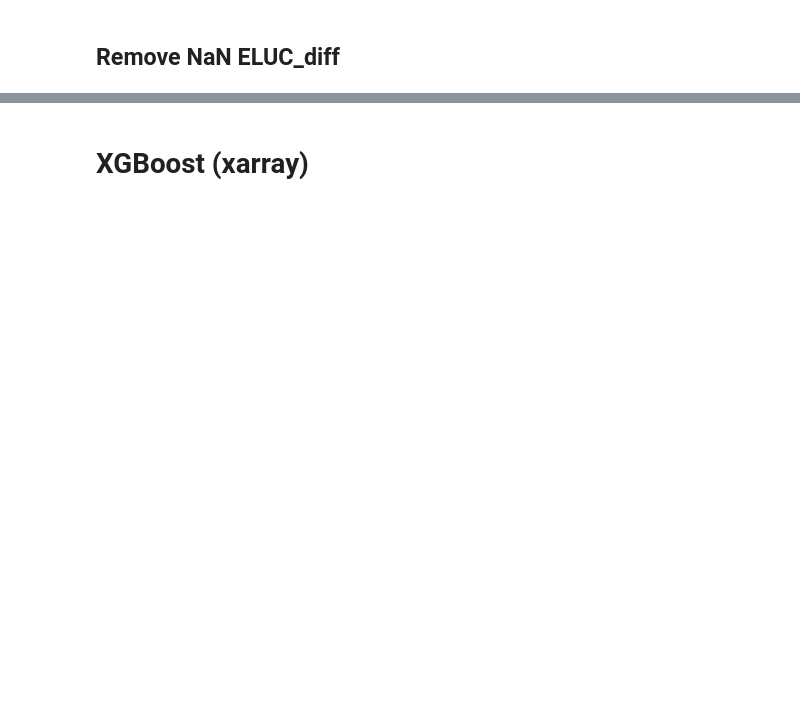
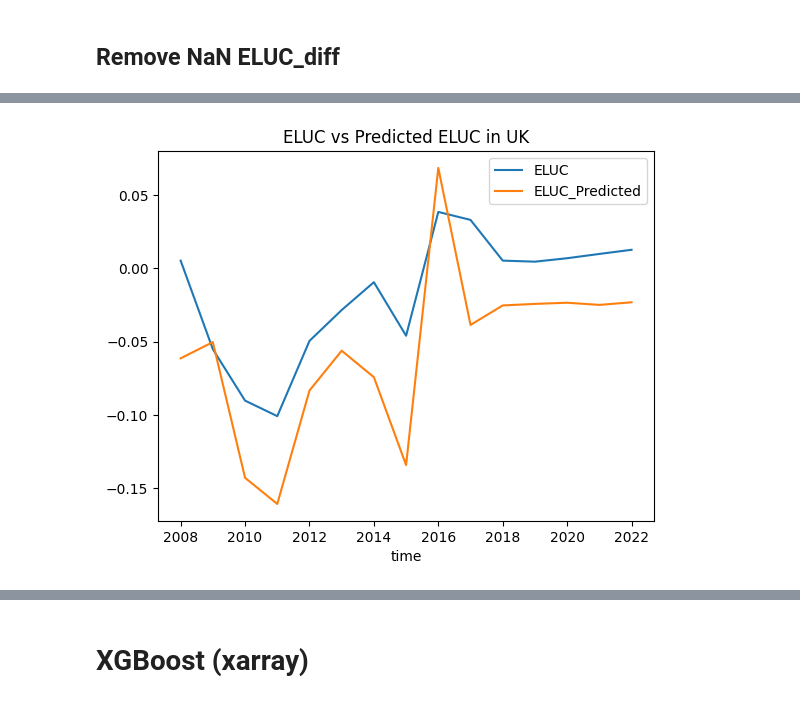
Before and after one commit to Project-Resilience/mvp, a Jupyter notebook: model/ELUC_xgboost_predictor.ipynb, the cells around one changed output, grey strips where cells are left out. Drawn from its saved outputs; the diff is of its cells as text; code cells hidden in the pictures; blank space fills up the shorter version.

```diff
--- a/model/ELUC_xgboost_predictor.ipynb
+++ b/model/ELUC_xgboost_predictor.ipynb
@@ -50,0 +145,10 @@ ds = ds.where(~mask, drop=True)
+# %%
+LAND_FEATURES = ['c3ann', 'c3nfx', 'c3per','c4ann', 'c4per',
+ 'pastr', 'primf', 'primn', 'range', 'secdf', 'secdn', 'urban', 'cell_area']
+
+LAND_DIFF_FEATURES = ['c3ann_diff', 'c3nfx_diff', 'c3per_diff','c4ann_diff', 'c4per_diff',
+ 'pastr_diff', 'primf_diff', 'primn_diff', 'range_diff', 'secdf_diff', 'secdn_diff', 'urban_diff']
+
+FEATURES = LAND_FEATURES + LAND_DIFF_FEATURES
+
+LABEL = 'ELUC'
@@ -51 +214,19 @@ ds = ds.where(~mask, drop=True)
+# %%
+def plot_eluc(predictor, dfs, title):
+    features = dfs["Test"]["X"][FEATURES]
+    label_pred = f"{LABEL}_Predicted"
+
+    # Copy the dataframe
+    eluc_df = dfs["Test"]["y"].copy()
+    # Make predictions
+    preds = predictor.predict(features)
+    # Add predictions to the copied dataframe
+    eluc_df[label_pred] = preds
+
+    agg_eluc_df = eluc_df \
+        .groupby(["time"])[[LABEL, label_pred]] \
+        .mean() \
+        .sort_values(by=["time"]).reset_index()
+
+    agg_eluc_df.plot(x="time", y=[LABEL, label_pred], title=title)
 # %% [markdown]
@@ -111,0 +296,4 @@ np.isnan(y_test.values)
+# %%
+plot_eluc(uk_predictor, uk_dfs, title="ELUC vs Predicted ELUC in UK")
+# %% [output]
+[figure, added]
```
Also changed, not shown: parts of 79 cells of this notebook.
